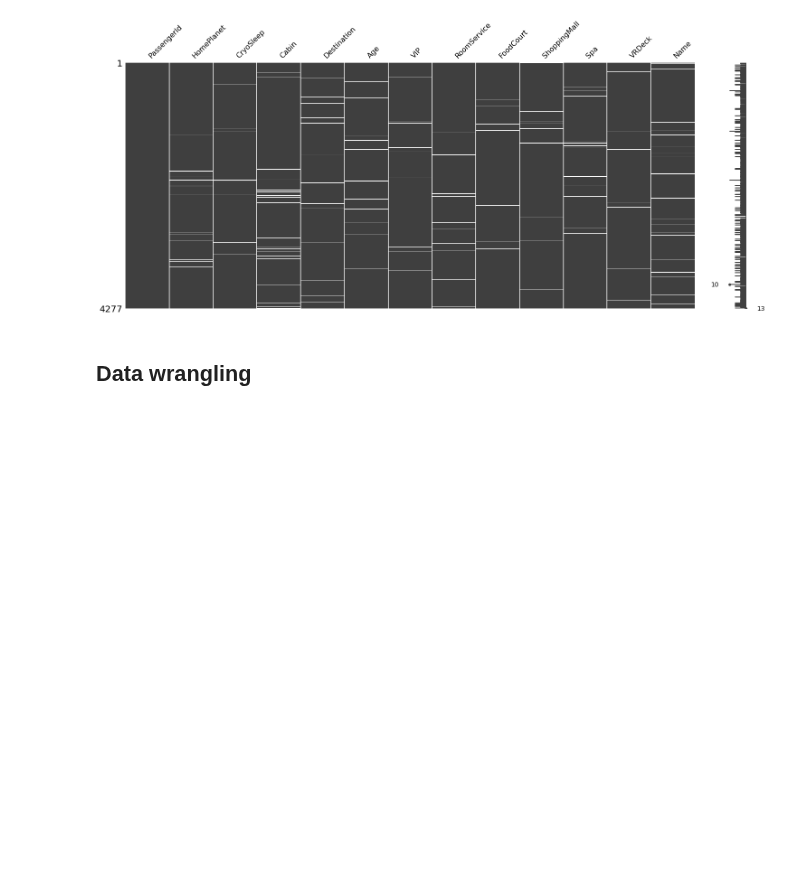
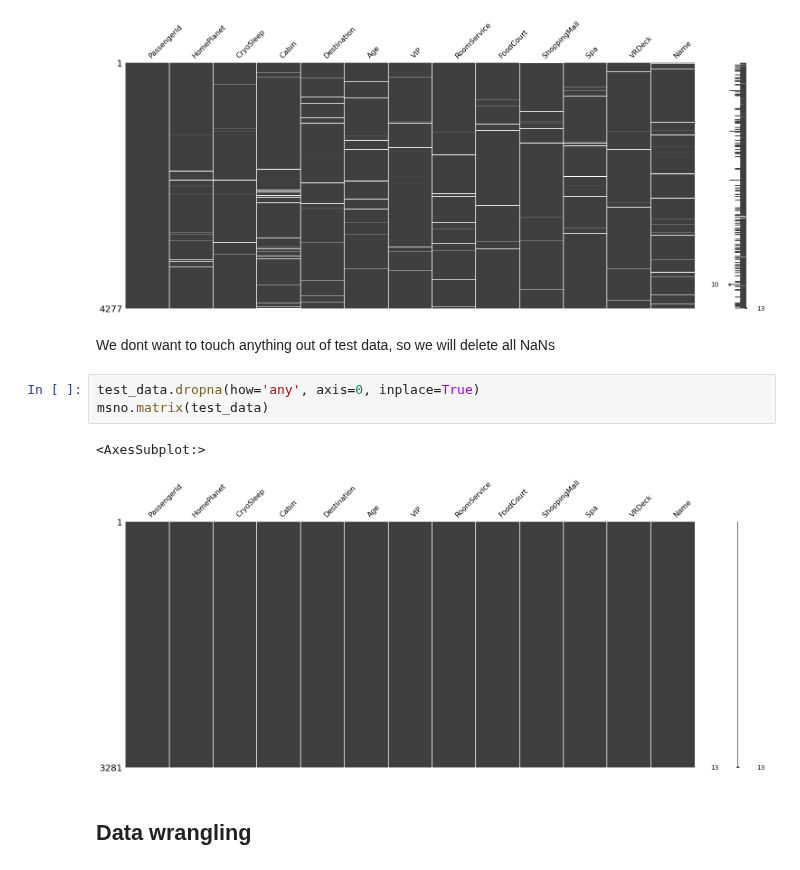
Before and after one commit to bautidea/kaggle_competitions, a Jupyter notebook: spaceship_titanic/spaceship_titanic_notebook.ipynb, the cells around one changed output. Drawn from its saved outputs; the diff is of its cells as text; blank space fills up the shorter version.

```diff
--- a/spaceship_titanic/spaceship_titanic_notebook.ipynb
+++ b/spaceship_titanic/spaceship_titanic_notebook.ipynb
@@ -161,6 +161,14 @@ msno.matrix(test_data)
 # %% [output]
 <AxesSubplot:>
 [figure]
+# %% [markdown]
+We dont want to touch anything out of test data, so we will delete all NaNs
+# %%
+test_data.dropna(how='any', axis=0, inplace=True)
+msno.matrix(test_data)
+# %% [output]
+<AxesSubplot:>
+[figure, added]
 # %% [markdown]
 ## Data wrangling
 # %%
```
Also changed, not shown: parts of 9 cells of this notebook.
